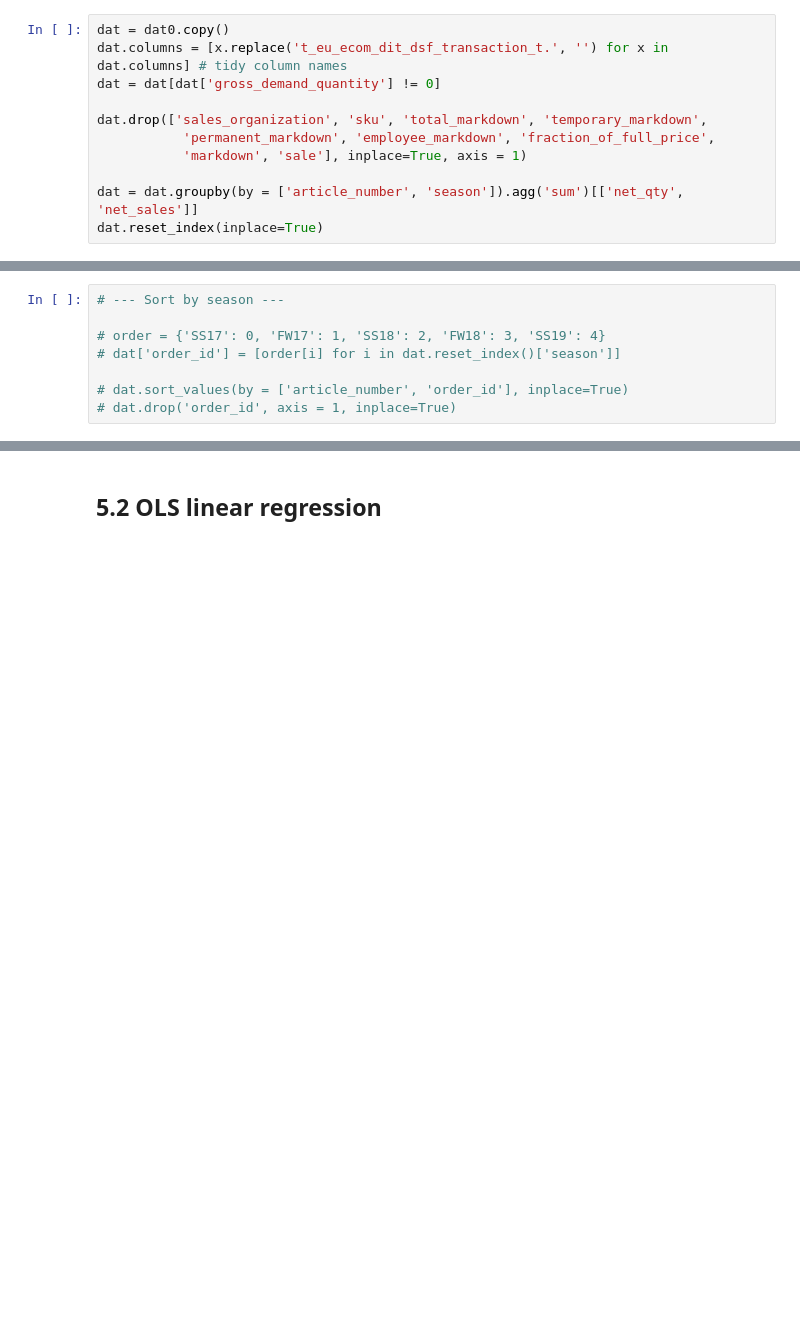
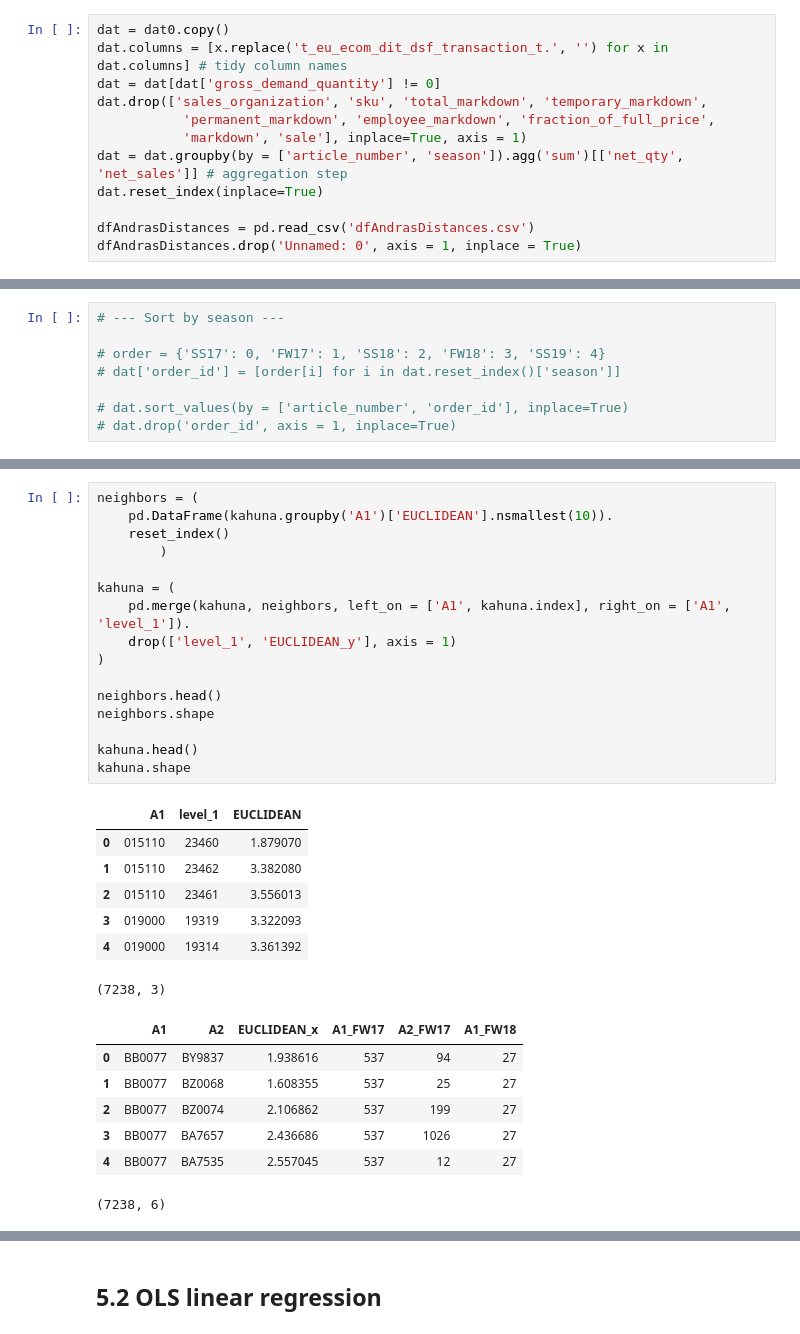
Before and after one commit to cwcomiskey/Misc, a Jupyter notebook: Bread_and_Butter.ipynb, the cells around one changed output, grey strips where cells are left out. Drawn from its saved outputs; the diff is of its cells as text; blank space fills up the shorter version.

```diff
--- a/Bread_and_Butter.ipynb
+++ b/Bread_and_Butter.ipynb
@@ -590,11 +597,12 @@ dat0 = pd.read_csv('seasonal_sales_indicators.csv',
 dat = dat0.copy()
 dat.columns = [x.replace('t_eu_ecom_dit_dsf_transaction_t.', '') for x in dat.columns] # tidy column names
 dat = dat[dat['gross_demand_quantity'] != 0]
-
 dat.drop(['sales_organization', 'sku', 'total_markdown', 'temporary_markdown',
            'permanent_markdown', 'employee_markdown', 'fraction_of_full_price',
            'markdown', 'sale'], inplace=True, axis = 1)
+dat = dat.groupby(by = ['article_number', 'season']).agg('sum')[['net_qty', 'net_sales']] # aggregation step
+dat.reset_index(inplace=True)
 
-dat = dat.groupby(by = ['article_number', 'season']).agg('sum')[['net_qty', 'net_sales']]
-dat.reset_index(inplace=True)
+dfAndrasDistances = pd.read_csv('dfAndrasDistances.csv')
+dfAndrasDistances.drop('Unnamed: 0', axis = 1, inplace = True)
 # %%
@@ -653,0 +783,31 @@ Step3.nsmallest(10, 'EUCLIDEAN')
+# %%
+neighbors = (
+    pd.DataFrame(kahuna.groupby('A1')['EUCLIDEAN'].nsmallest(10)).
+    reset_index()
+        )
+
+kahuna = (
+    pd.merge(kahuna, neighbors, left_on = ['A1', kahuna.index], right_on = ['A1', 'level_1']).
+    drop(['level_1', 'EUCLIDEAN_y'], axis = 1)
+)
+
+neighbors.head()
+neighbors.shape
+
+kahuna.head()
+kahuna.shape
+# %% [output]
+|  | A1 | level_1 | EUCLIDEAN |
+| 0 | 015110 | 23460 | 1.879070 |
+| 1 | 015110 | 23462 | 3.382080 |
+| 2 | 015110 | 23461 | 3.556013 |
+| 3 | 019000 | 19319 | 3.322093 |
+| 4 | 019000 | 19314 | 3.361392 |
+(7238, 3)
+|  | A1 | A2 | EUCLIDEAN_x | A1_FW17 | A2_FW17 | A1_FW18 |
+| 0 | BB0077 | BY9837 | 1.938616 | 537 | 94 | 27 |
+| 1 | BB0077 | BZ0068 | 1.608355 | 537 | 25 | 27 |
+| 2 | BB0077 | BZ0074 | 2.106862 | 537 | 199 | 27 |
+| 3 | BB0077 | BA7657 | 2.436686 | 537 | 1026 | 27 |
+| 4 | BB0077 | BA7535 | 2.557045 | 537 | 12 | 27 |
+(7238, 6)
```
Also changed, not shown: parts of 41 cells of this notebook.
